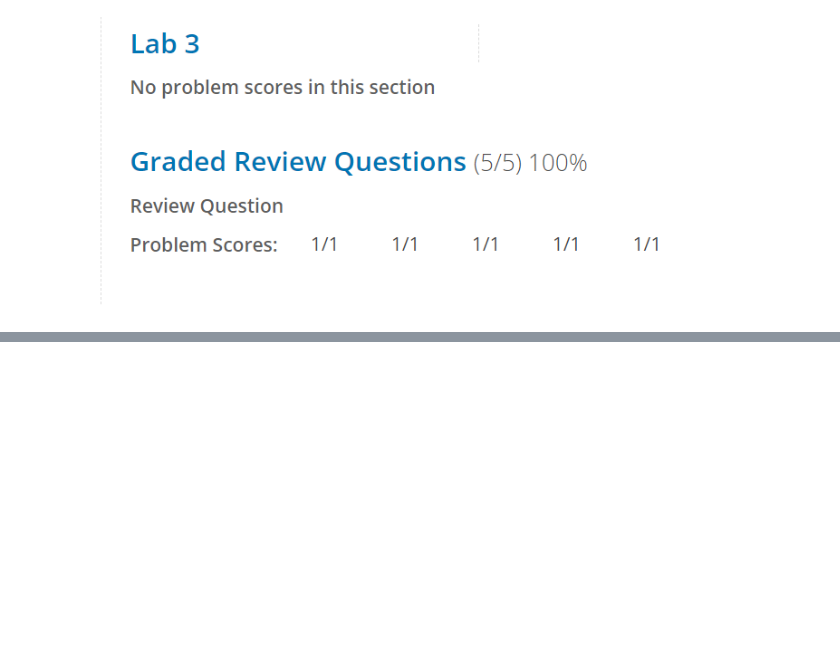
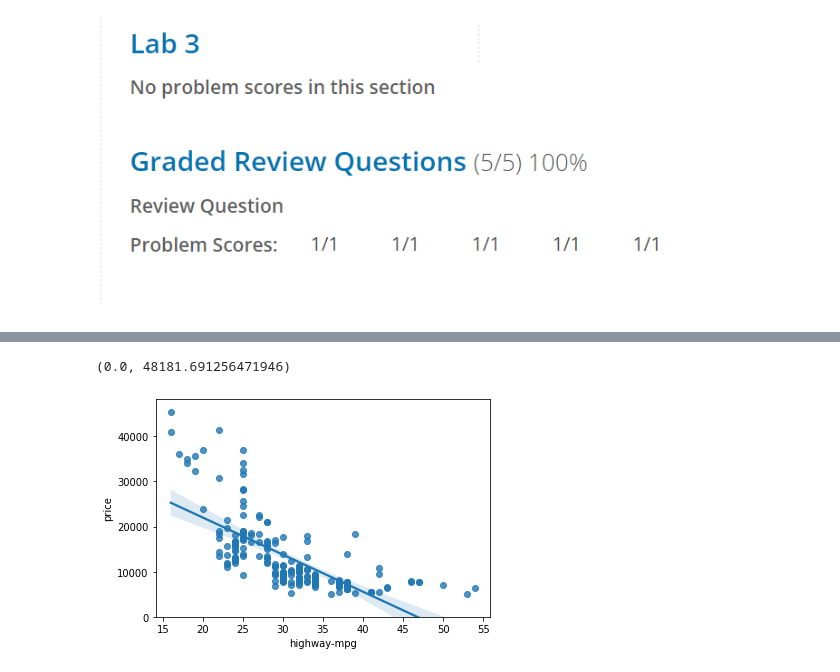
Before and after one commit to PosgradoMNA/actividades-de-aprendizaje-lauramh018, a Jupyter notebook: Data_Analysis_with_python.ipynb, the cells around one changed output, grey strips where cells are left out. Cells and saved outputs as stored; diff of their text form; code cells hidden in the pictures; blank space fills up the shorter version.

```diff
--- a/Data_Analysis_with_python.ipynb
+++ b/Data_Analysis_with_python.ipynb
@@ -455,6 +455,7 @@ data["engine-size"]=data["engine-size"].astype(int)
 data["highway-mpg"]=data["highway-mpg"].astype(int) #peak-rpm
 data["peak-rpm"]=data["peak-rpm"].astype(int)
 data["horsepower"]=data["horsepower"].astype(int)
+data["curb-weight"]=data["curb-weight"].astype(int)
 # %%
 data.dtypes
 # %% [output]
@@ -537,0 +612,6 @@ Image(filename='module_3.png')
+# %%
+sns.regplot(x="highway-mpg", y= "price", data = data)
+plt.ylim(0,)
+# %% [output]
+(0.0, 48181.691256471946)
+[figure, added]
```
Also changed, not shown: parts of 43 cells of this notebook.
